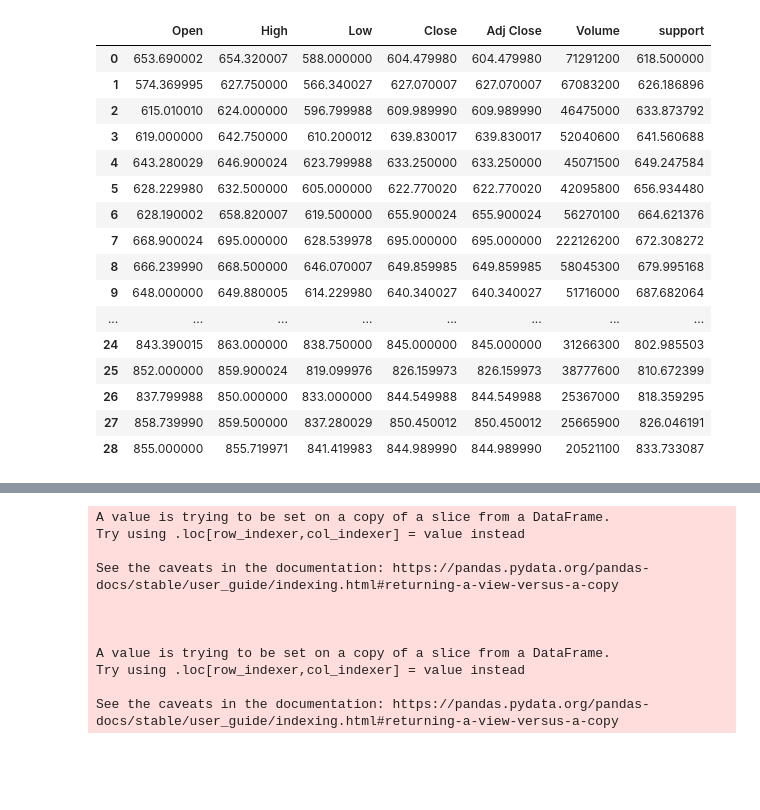
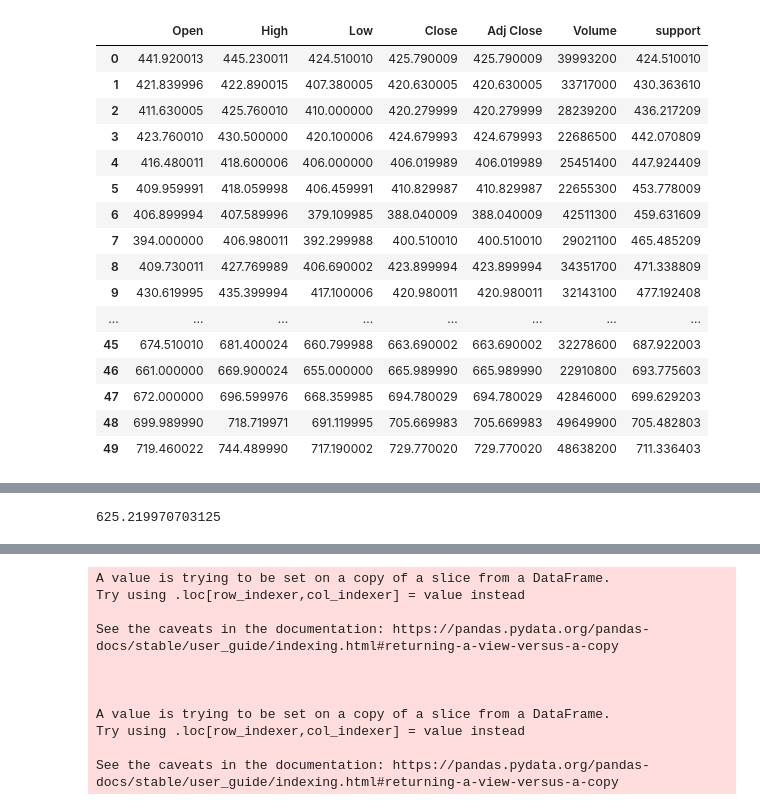
Before and after one commit to ArseniyZu/AlgoTrading, a Jupyter notebook: Untitled11.ipynb, the cells around one changed output, grey strips where cells are left out. Drawn from its saved outputs; the diff is of its cells as text; code cells hidden in the pictures; blank space fills up the shorter version.

```diff
--- a/Untitled11.ipynb
+++ b/Untitled11.ipynb
@@ -104,8 +104,8 @@ def trendline(data, ran=30):
   min1 = max(data.Low[: ran // 3])
   min2 = max(data.Low[ran // 3: ran // 3 * 2])
   min3 = max(data.Low[ran // 3 * 2:])
-  data = data[data[data.Low == min1].index.to_list()[0]: data[data.Low == min3].index.to_list()[0]]
-  if (min1 - min2) + (min2 - min3) >= 2 or (((min2 - min3) > 0.5 and (min1 - min2) > 1) and ((min1 - min2) > (min2 - min3))):
+  data = data[data[data.Low == min1].index.to_list()[0]: data[data.Low == min3].index.to_list()[0] + 1]
+  if (min1 - min2) + (min2 - min3) >= 2:
     trend = 'up'
   elif (max1 - max2) + (max2 - max3) <= -1:
     trend = 'down'
@@ -123,24 +123,24 @@ drawCandle(TSLA, 0, len(TSLA))
 # %% [output]
 [interactive output not drawn]
 # %%
-TSLA = trendline(TSLA[120:165], 40)[1]
+TSLA = trendline(TSLA[100:151], 50)[1]
 TSLA
 # %% [output]
 |  | Open | High | Low | Close | Adj Close | Volume | support |
-| 0 | 653.690002 | 654.320007 | 588.000000 | 604.479980 | 604.479980 | 71291200 | 618.500000 |
-| 1 | 574.369995 | 627.750000 | 566.340027 | 627.070007 | 627.070007 | 67083200 | 626.186896 |
-| 2 | 615.010010 | 624.000000 | 596.799988 | 609.989990 | 609.989990 | 46475000 | 633.873792 |
-| 3 | 619.000000 | 642.750000 | 610.200012 | 639.830017 | 639.830017 | 52040600 | 641.560688 |
-| 4 | 643.280029 | 646.900024 | 623.799988 | 633.250000 | 633.250000 | 45071500 | 649.247584 |
-| 5 | 628.229980 | 632.500000 | 605.000000 | 622.770020 | 622.770020 | 42095800 | 656.934480 |
-| 6 | 628.190002 | 658.820007 | 619.500000 | 655.900024 | 655.900024 | 56270100 | 664.621376 |
-| 7 | 668.900024 | 695.000000 | 628.539978 | 695.000000 | 695.000000 | 222126200 | 672.308272 |
-| 8 | 666.239990 | 668.500000 | 646.070007 | 649.859985 | 649.859985 | 58045300 | 679.995168 |
-| 9 | 648.000000 | 649.880005 | 614.229980 | 640.340027 | 640.340027 | 51716000 | 687.682064 |
+| 0 | 441.920013 | 445.230011 | 424.510010 | 425.790009 | 425.790009 | 39993200 | 424.510010 |
+| 1 | 421.839996 | 422.890015 | 407.380005 | 420.630005 | 420.630005 | 33717000 | 430.363610 |
+| 2 | 411.630005 | 425.760010 | 410.000000 | 420.279999 | 420.279999 | 28239200 | 436.217209 |
+| 3 | 423.760010 | 430.500000 | 420.100006 | 424.679993 | 424.679993 | 22686500 | 442.070809 |
+| 4 | 416.480011 | 418.600006 | 406.000000 | 406.019989 | 406.019989 | 25451400 | 447.924409 |
+| 5 | 409.959991 | 418.059998 | 406.459991 | 410.829987 | 410.829987 | 22655300 | 453.778009 |
+| 6 | 406.899994 | 407.589996 | 379.109985 | 388.040009 | 388.040009 | 42511300 | 459.631609 |
+| 7 | 394.000000 | 406.980011 | 392.299988 | 400.510010 | 400.510010 | 29021100 | 465.485209 |
+| 8 | 409.730011 | 427.769989 | 406.690002 | 423.899994 | 423.899994 | 34351700 | 471.338809 |
+| 9 | 430.619995 | 435.399994 | 417.100006 | 420.980011 | 420.980011 | 32143100 | 477.192408 |
 | ... | ... | ... | ... | ... | ... | ... | ... |
-| 24 | 843.390015 | 863.000000 | 838.750000 | 845.000000 | 845.000000 | 31266300 | 802.985503 |
-| 25 | 852.000000 | 859.900024 | 819.099976 | 826.159973 | 826.159973 | 38777600 | 810.672399 |
-| 26 | 837.799988 | 850.000000 | 833.000000 | 844.549988 | 844.549988 | 25367000 | 818.359295 |
-| 27 | 858.739990 | 859.500000 | 837.280029 | 850.450012 | 850.450012 | 25665900 | 826.046191 |
-| 28 | 855.000000 | 855.719971 | 841.419983 | 844.989990 | 844.989990 | 20521100 | 833.733087 |
+| 45 | 674.510010 | 681.400024 | 660.799988 | 663.690002 | 663.690002 | 32278600 | 687.922003 |
+| 46 | 661.000000 | 669.900024 | 655.000000 | 665.989990 | 665.989990 | 22910800 | 693.775603 |
+| 47 | 672.000000 | 696.599976 | 668.359985 | 694.780029 | 694.780029 | 42846000 | 699.629203 |
+| 48 | 699.989990 | 718.719971 | 691.119995 | 705.669983 | 705.669983 | 49649900 | 705.482803 |
+| 49 | 719.460022 | 744.489990 | 717.190002 | 729.770020 | 729.770020 | 48638200 | 711.336403 |
 # %%
@@ -148,2 +148,6 @@ drawTrend(TSLA, [i for i in range(0,50)], TSLA.resist)
 # %% [output]
 [interactive output not drawn]
+# %%
+TSLA.Close.iloc[-2]
+# %% [output]
+625.219970703125
```
Also changed, not shown: parts of 21 cells of this notebook.
